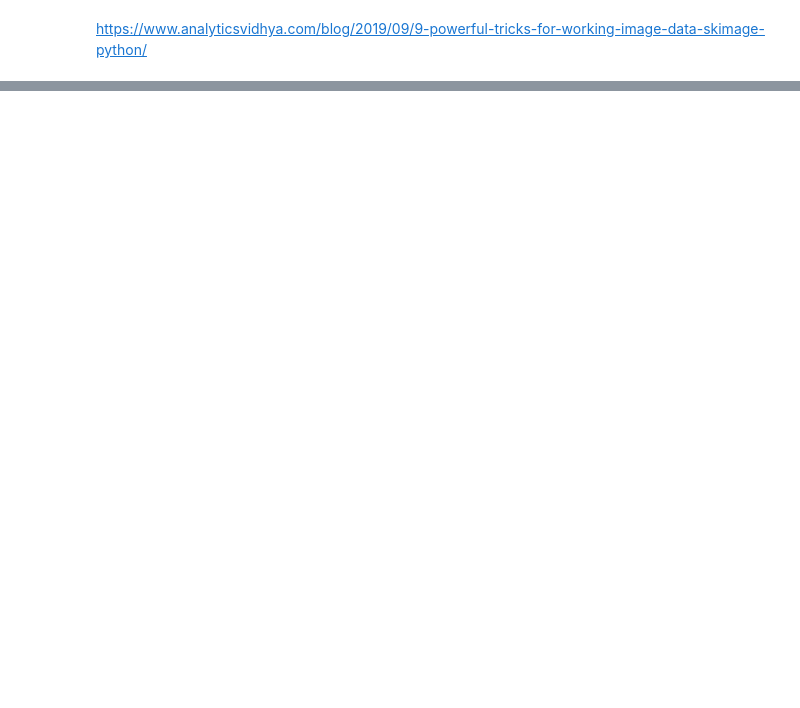
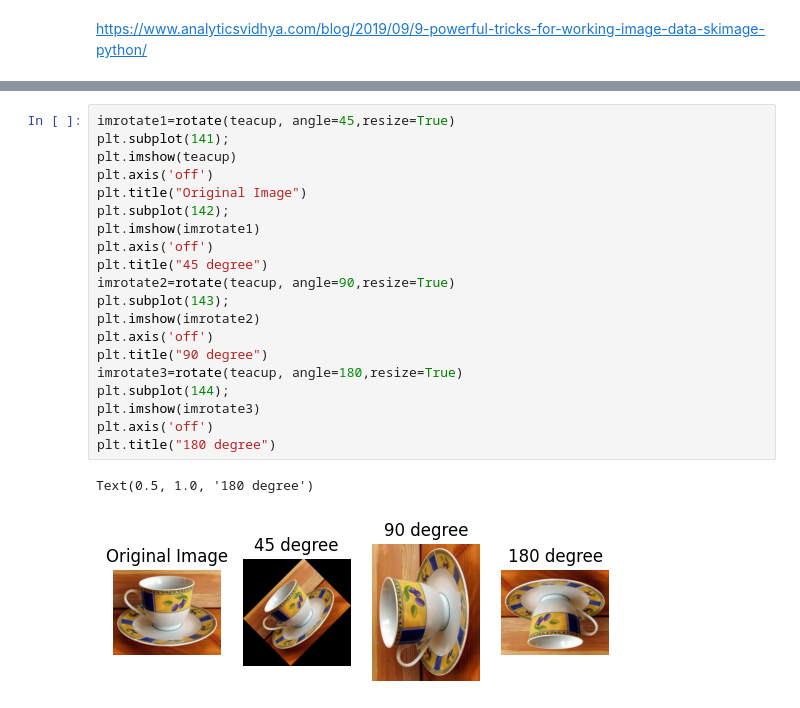
Before and after one commit to sikha2552/Towards_Data_science_Blog1, a Jupyter notebook: Part1.ipynb, the cells around one changed output, grey strips where cells are left out. Drawn from its saved outputs; the diff is of its cells as text; blank space fills up the shorter version.

```diff
--- a/Part1.ipynb
+++ b/Part1.ipynb
@@ -161,0 +220,23 @@ https://www.analyticsvidhya.com/blog/2019/09/9-powerful-tricks-for-working-image
+# %%
+imrotate1=rotate(teacup, angle=45,resize=True)
+plt.subplot(141);
+plt.imshow(teacup)
+plt.axis('off')
+plt.title("Original Image")
+plt.subplot(142);
+plt.imshow(imrotate1)
+plt.axis('off')
+plt.title("45 degree")
+imrotate2=rotate(teacup, angle=90,resize=True)
+plt.subplot(143);
+plt.imshow(imrotate2)
+plt.axis('off')
+plt.title("90 degree")
+imrotate3=rotate(teacup, angle=180,resize=True)
+plt.subplot(144);
+plt.imshow(imrotate3)
+plt.axis('off')
+plt.title("180 degree")
+# %% [output]
+Text(0.5, 1.0, '180 degree')
+[figure, added]
```
Also changed, not shown: parts of 15 cells of this notebook.
